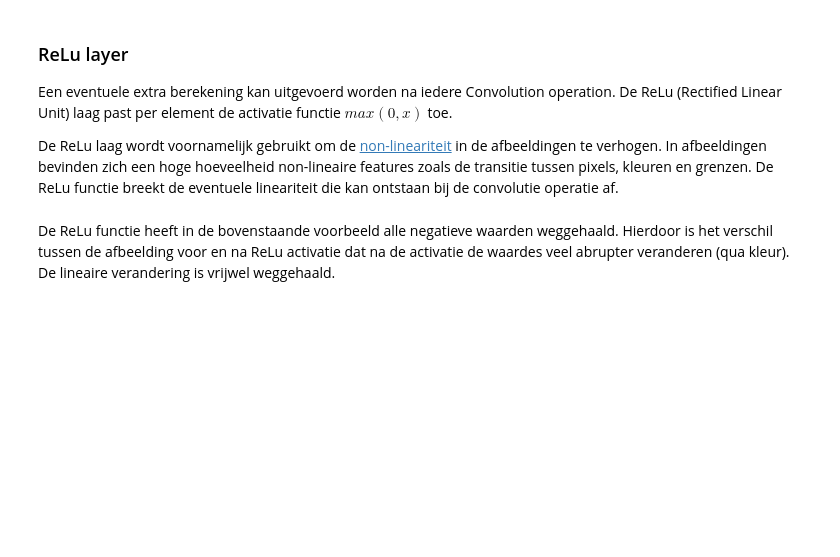
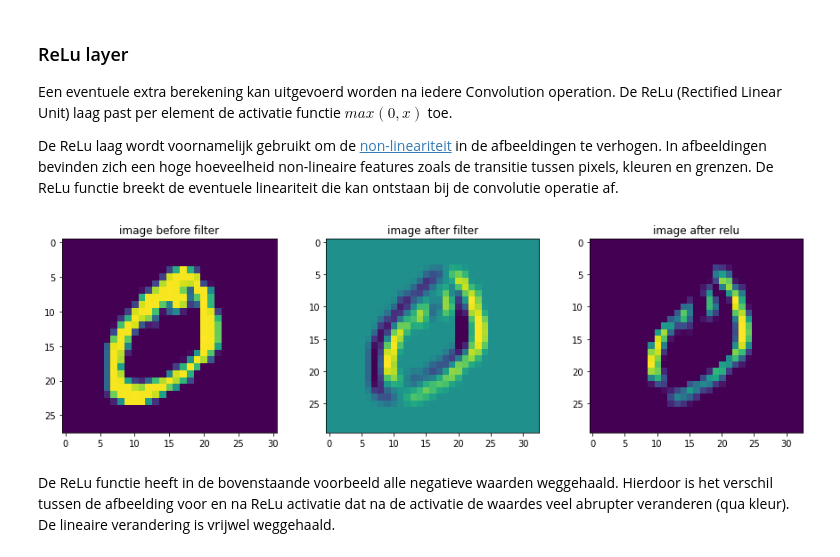
Before and after one commit to Pink-Shadow/VISN, a Jupyter notebook: Modules/module6/ML-Workshop-CNN/2-CNN-layers_explained.ipynb, the cells around one changed output. Drawn from its saved outputs; the diff is of its cells as text; code cells hidden in the pictures; blank space fills up the shorter version.

```diff
--- a/Modules/module6/ML-Workshop-CNN/2-CNN-layers_explained.ipynb
+++ b/Modules/module6/ML-Workshop-CNN/2-CNN-layers_explained.ipynb
@@ -231,24 +210,31 @@ De ReLu laag wordt voornamelijk gebruikt om de [non-lineariteit](https://www.inv
 # %%
 #ReLu function
 def relu(X):
-    # TODO schrijf de ReLu functie
+    for i in range(X.shape[0]):
+        for j in range(X.shape[1]):
+            X[i][j] = max(0, X[i][j])
+    return X
+
+
 
 
 # plot the filters
 fig, axs = plt.subplots(1, 3, figsize=(15, 4))
 
 axs[0].imshow(image_to_filter)
 axs[0].set_title("image before filter")
 
 filtered_img = convolve2d(image_to_filter, gx_sobel)
 
 axs[1].imshow(filtered_img)
 axs[1].set_title("image after filter")
 
 axs[2].imshow(relu(filtered_img))
 axs[2].set_title("image after relu")
 
 plt.show()
+# %% [output]
+[figure, added]
 # %% [markdown]
 De ReLu functie heeft in de bovenstaande voorbeeld alle negatieve waarden weggehaald. Hierdoor is het verschil tussen de afbeelding voor en na ReLu activatie dat na de activatie de waardes veel abrupter veranderen (qua kleur). De lineaire verandering is vrijwel weggehaald.
 # %% [markdown]
```
Also changed, not shown: parts of 13 cells of this notebook, 1 other file.
